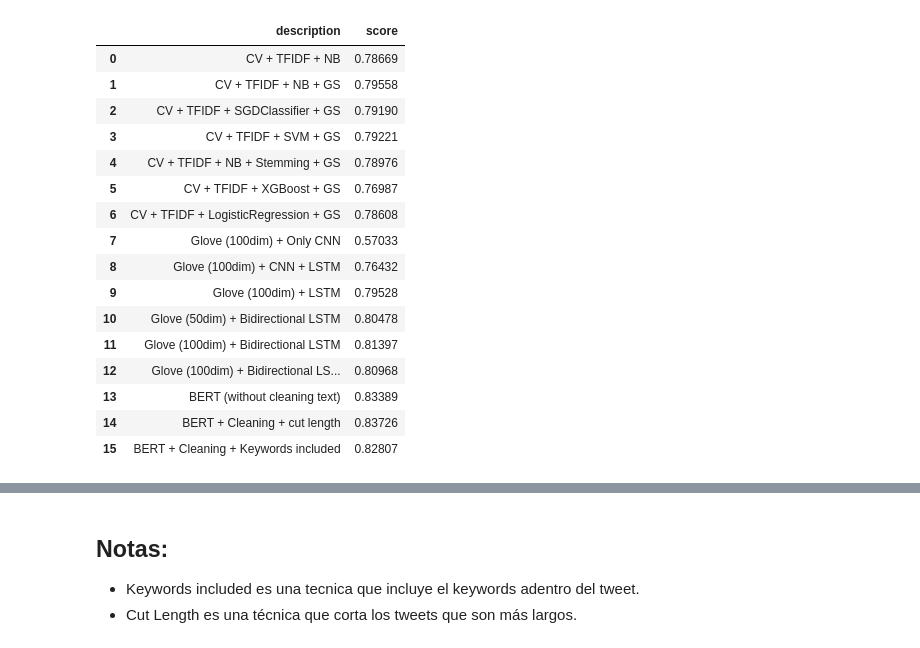
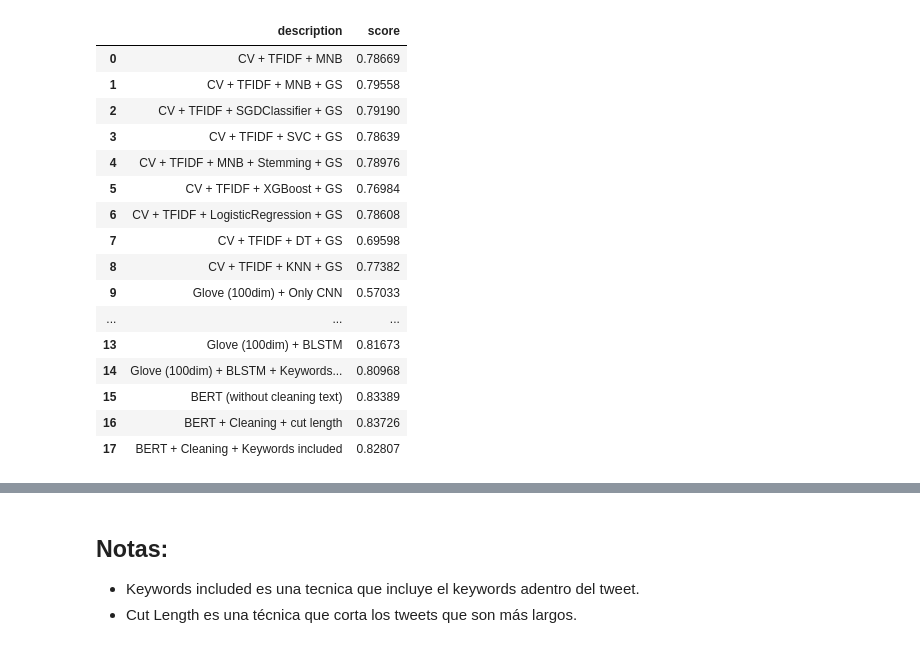
Before and after one commit to MatiasLoiseau/nlp_dissaster_tweet, a Jupyter notebook: plot_scores.ipynb, the cells around one changed output, grey strips where cells are left out. Saved outputs shown, nothing was run; the diff lists cells and outputs as text; code cells hidden in the pictures.

```diff
--- a/plot_scores.ipynb
+++ b/plot_scores.ipynb
@@ -5,26 +5,26 @@ import seaborn as sns
 import matplotlib.pyplot as plt
 %matplotlib inline
 # %%
-df = pd.read_csv('scores.csv')
-df
+df_Scores = pd.read_csv('scores.csv')
+df_Scores
 # %% [output]
 |  | description | score |
-| 0 | CV + TFIDF + NB | 0.78669 |
-| 1 | CV + TFIDF + NB + GS | 0.79558 |
+| 0 | CV + TFIDF + MNB | 0.78669 |
+| 1 | CV + TFIDF + MNB + GS | 0.79558 |
 | 2 | CV + TFIDF + SGDClassifier + GS | 0.79190 |
-| 3 | CV + TFIDF + SVM + GS | 0.79221 |
-| 4 | CV + TFIDF + NB + Stemming + GS | 0.78976 |
-| 5 | CV + TFIDF + XGBoost + GS | 0.76987 |
+| 3 | CV + TFIDF + SVC + GS | 0.78639 |
+| 4 | CV + TFIDF + MNB + Stemming + GS | 0.78976 |
+| 5 | CV + TFIDF + XGBoost + GS | 0.76984 |
 | 6 | CV + TFIDF + LogisticRegression + GS | 0.78608 |
-| 7 | Glove (100dim) + Only CNN | 0.57033 |
-| 8 | Glove (100dim) + CNN + LSTM | 0.76432 |
-| 9 | Glove (100dim) + LSTM | 0.79528 |
-| 10 | Glove (50dim) + Bidirectional LSTM | 0.80478 |
-| 11 | Glove (100dim) + Bidirectional LSTM | 0.81397 |
-| 12 | Glove (100dim) + Bidirectional LS... | 0.80968 |
-| 13 | BERT (without cleaning text) | 0.83389 |
-| 14 | BERT + Cleaning + cut length | 0.83726 |
-| 15 | BERT + Cleaning + Keywords included | 0.82807 |
+| 7 | CV + TFIDF + DT + GS | 0.69598 |
+| 8 | CV + TFIDF + KNN + GS | 0.77382 |
+| 9 | Glove (100dim) + Only CNN | 0.57033 |
+| ... | ... | ... |
+| 13 | Glove (100dim) + BLSTM | 0.81673 |
+| 14 | Glove (100dim) + BLSTM + Keywords... | 0.80968 |
+| 15 | BERT (without cleaning text) | 0.83389 |
+| 16 | BERT + Cleaning + cut length | 0.83726 |
+| 17 | BERT + Cleaning + Keywords included | 0.82807 |
 # %% [markdown]
 ### Abreviaciones:
 - CV = Count Vectorizer
```
Also changed, not shown: parts of 4 cells of this notebook, 5 other files.
